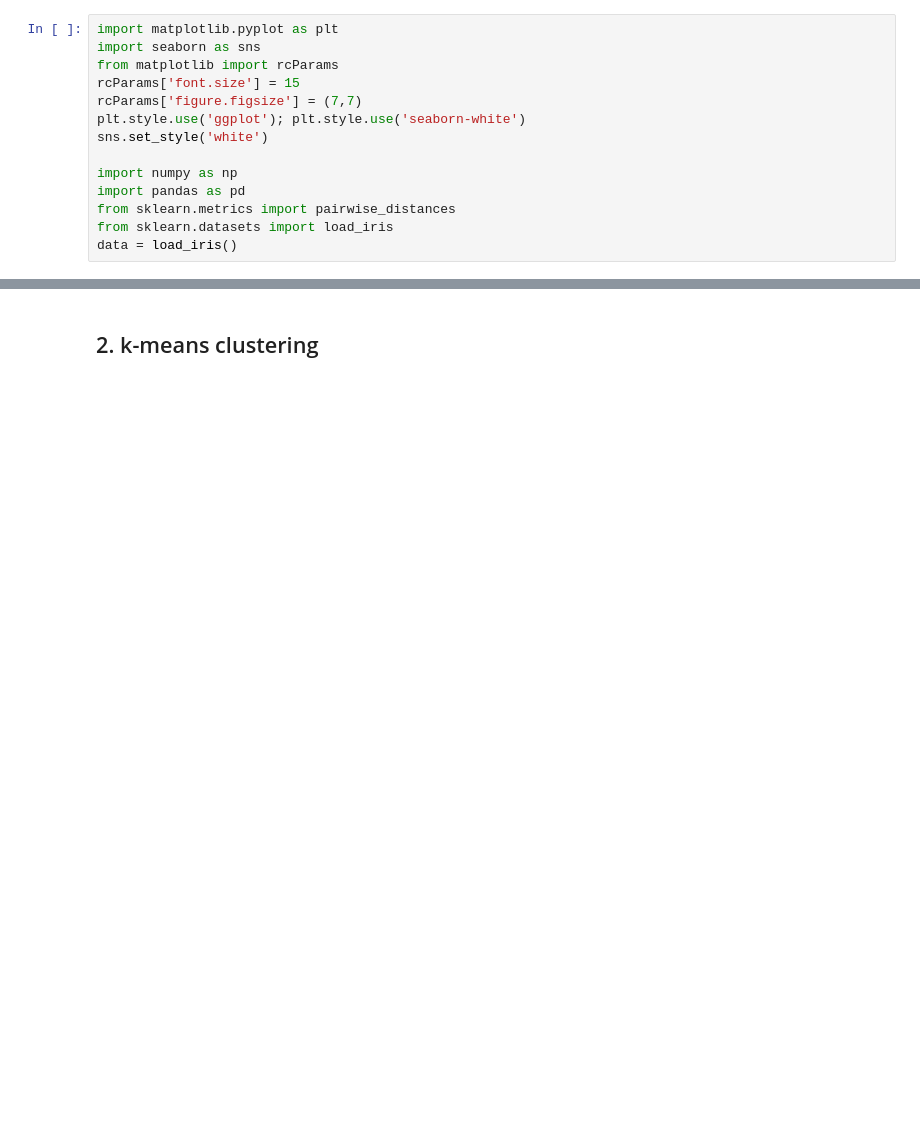
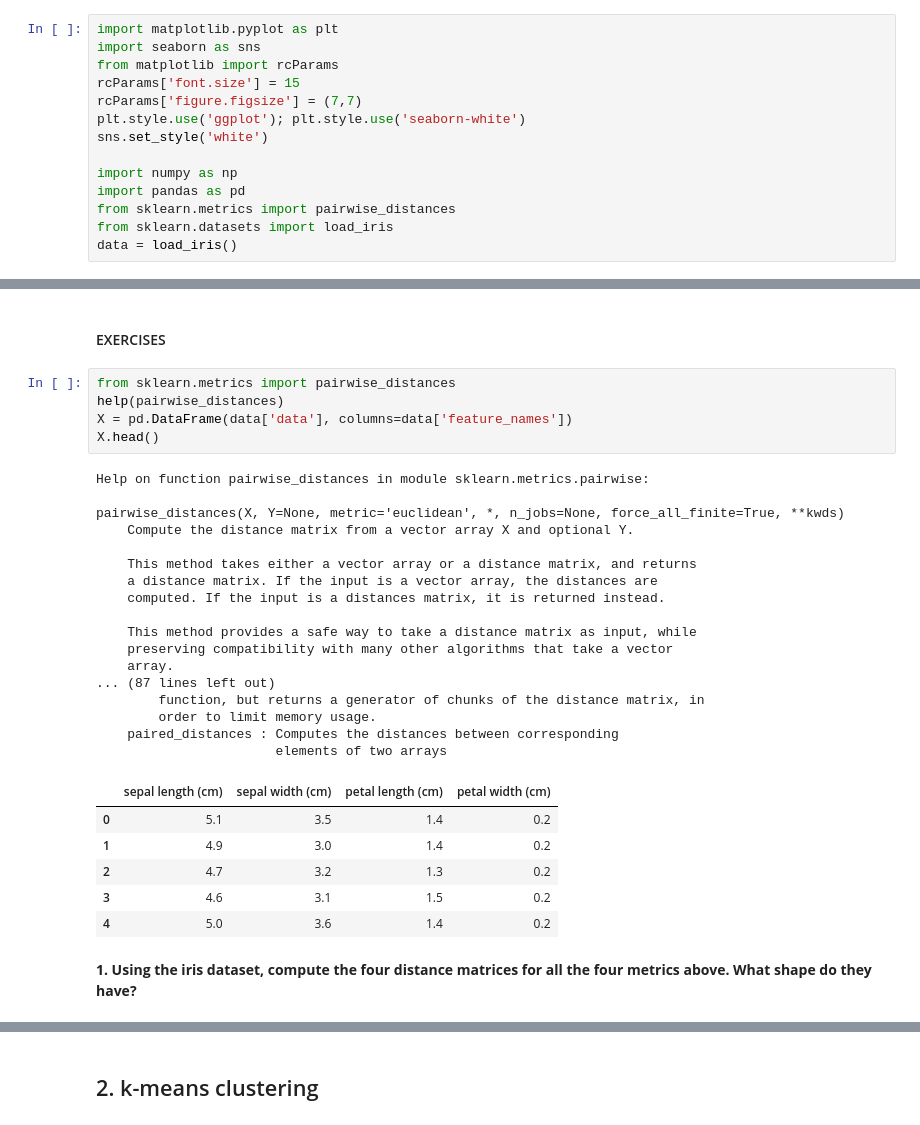
Before and after one commit to IvoLeist/ml_cnag-crg_course, a Jupyter notebook: day3/unsupervised_learning.ipynb, the cells around one changed output, grey strips where cells are left out. Saved outputs shown, nothing was run; the diff lists cells and outputs as text; blank space fills up the shorter version.

```diff
--- a/day3/unsupervised_learning.ipynb
+++ b/day3/unsupervised_learning.ipynb
@@ -39,0 +57,33 @@ To find a particular clustering solution, we need to define what "similar/dissim
+# %% [markdown]
+#### EXERCISES
+# %%
+from sklearn.metrics import pairwise_distances
+help(pairwise_distances)
+X = pd.DataFrame(data['data'], columns=data['feature_names'])
+X.head()
+# %% [output]
+Help on function pairwise_distances in module sklearn.metrics.pairwise:
+
+pairwise_distances(X, Y=None, metric='euclidean', *, n_jobs=None, force_all_finite=True, **kwds)
+    Compute the distance matrix from a vector array X and optional Y.
+
+    This method takes either a vector array or a distance matrix, and returns
+    a distance matrix. If the input is a vector array, the distances are
+    computed. If the input is a distances matrix, it is returned instead.
+
+    This method provides a safe way to take a distance matrix as input, while
+    preserving compatibility with many other algorithms that take a vector
+    array.
+... (87 lines left out)
+        function, but returns a generator of chunks of the distance matrix, in
+        order to limit memory usage.
+    paired_distances : Computes the distances between corresponding
+                       elements of two arrays
+|  | sepal length (cm) | sepal width (cm) | petal length (cm) | petal width (cm) |
+| 0 | 5.1 | 3.5 | 1.4 | 0.2 |
+| 1 | 4.9 | 3.0 | 1.4 | 0.2 |
+| 2 | 4.7 | 3.2 | 1.3 | 0.2 |
+| 3 | 4.6 | 3.1 | 1.5 | 0.2 |
+| 4 | 5.0 | 3.6 | 1.4 | 0.2 |
+# %% [markdown]
+**1. Using the iris dataset, compute the four distance matrices for all the four metrics above. What shape do they have?**
```
Also changed, not shown: parts of 8 cells of this notebook.
